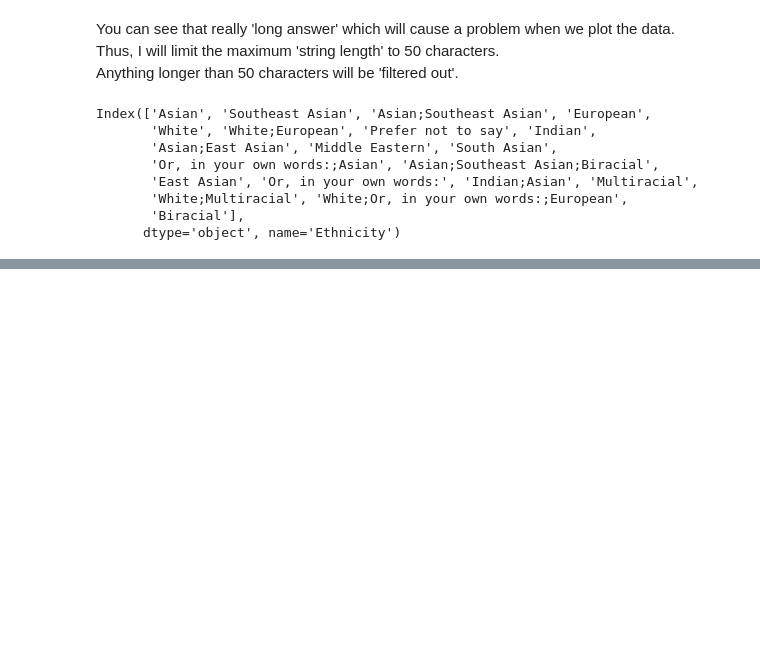
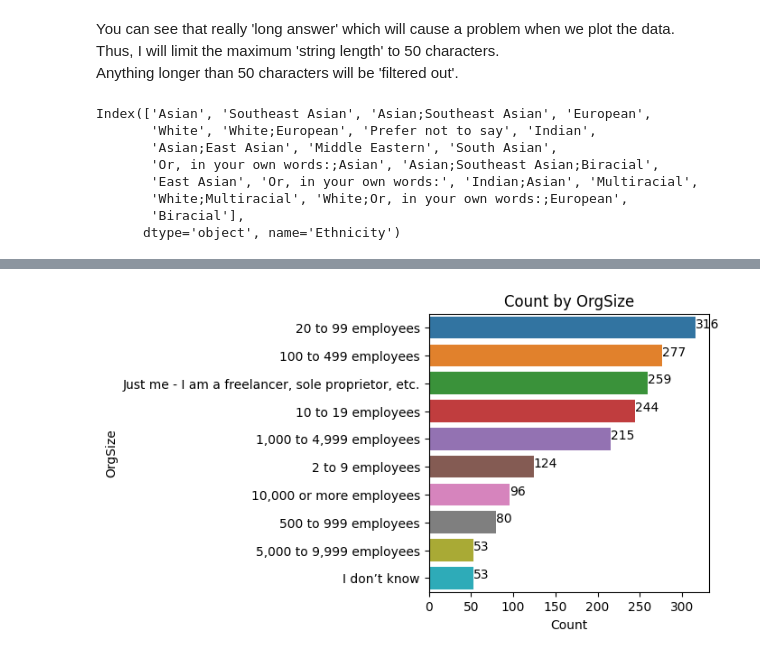
Before and after one commit to wire2coder/datascience-blog-uda, a Jupyter notebook: m2.ipynb, the cells around one changed output, grey strips where cells are left out. Saved outputs shown, nothing was run; the diff lists cells and outputs as text; code cells hidden in the pictures; blank space fills up the shorter version.

```diff
--- a/m2.ipynb
+++ b/m2.ipynb
@@ -349,0 +351,14 @@ You can see that even for a really small data 'sample', most of the programmers
+# %%
+column1 = ['YearsCodePro', 'DevType', 'OrgSize', 'Country', 'Currency',
+       'CompTotal', 'CompFreq',
+       'WebframeHaveWorkedWith', 'ToolsTechHaveWorkedWith', 'Age', 'Gender',
+       'Ethnicity']
+
+asdf2 = thailand_df.groupby(['OrgSize']).count().sum(axis=1).sort_values(ascending=False)
+
+# Convert the series to a DataFrame and reset the index
+df_asdf2 = asdf2.reset_index()
+
+# Rename columns for clarity
+df_asdf2.columns = ['OrgSize', 'Count']
+df_asdf2
@@ -349,0 +377,15 @@ You can see that even for a really small data 'sample', most of the programmers
+# %%
+# Create the bar plot
+plt.figure(figsize=(4,4))
+sns.barplot(x='Count', y='OrgSize', data=df_asdf2, orient='h')
+
+# putting the 'numbers (string)' on the bar
+for index, value in enumerate(df_asdf2['Count']):
+    plt.text(value, index, str(value)) # plot.text(x, y, string value)
+
+plt.title('Count by OrgSize')
+plt.xlabel('Count')
+plt.ylabel('OrgSize')
+plt.show()
+# %% [output]
+[figure, added]
```
Also changed, not shown: parts of 17 cells of this notebook.
